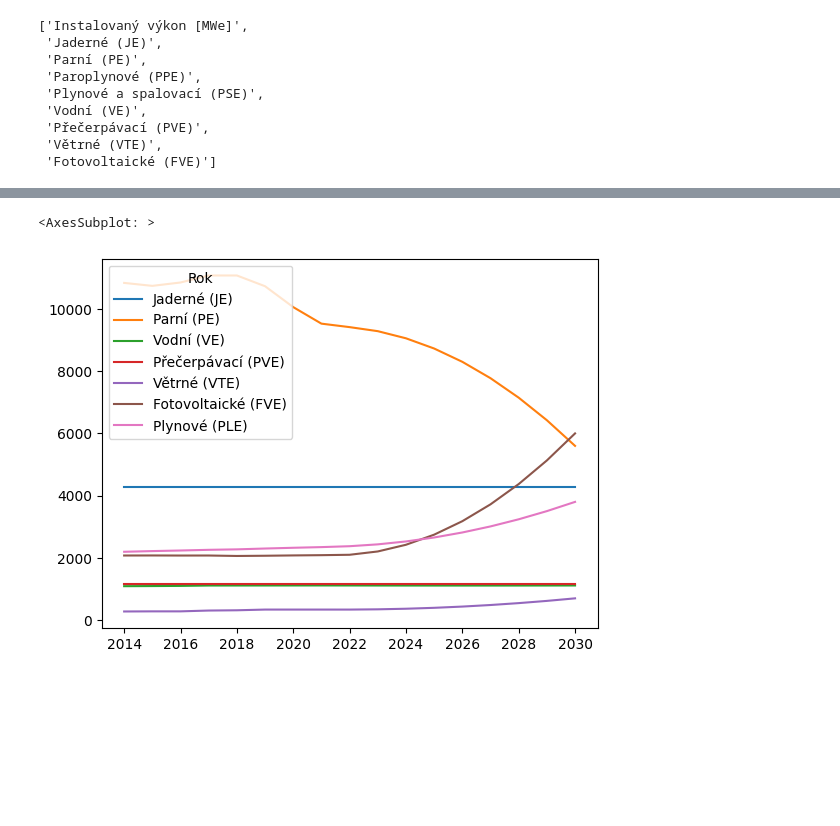
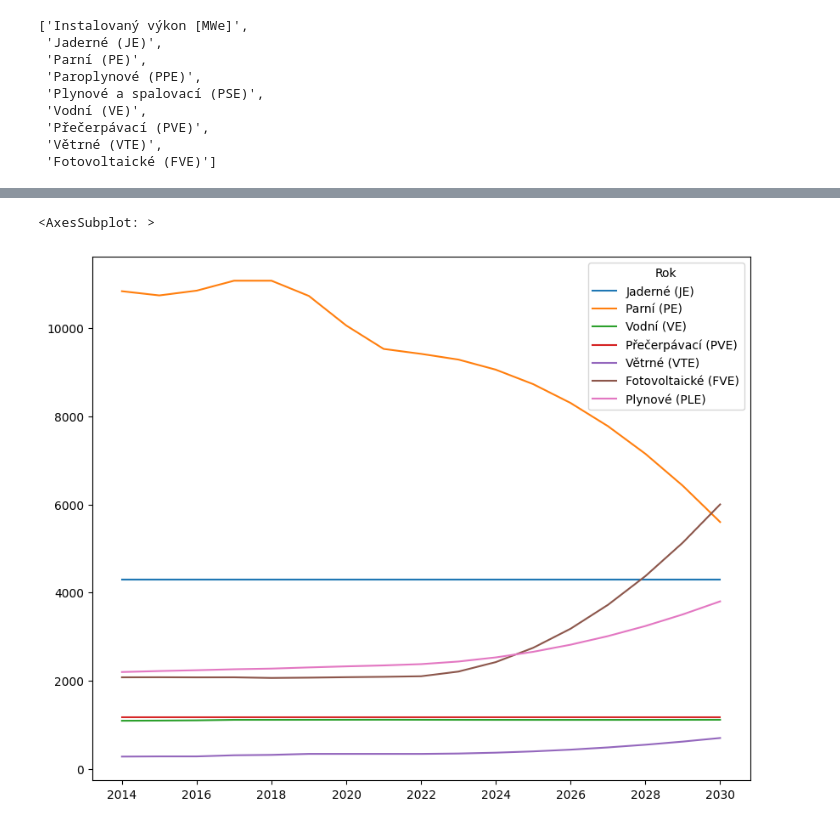
Before and after one commit to Czechitas-DA-Green-is-Good/Hackathon, a Jupyter notebook: WEM_installed_output_based_interpol.ipynb, the cells around one changed output, grey strips where cells are left out. Saved outputs shown, nothing was run; the diff lists cells and outputs as text; code cells hidden in the pictures; blank space fills up the shorter version.

```diff
--- a/WEM_installed_output_based_interpol.ipynb
+++ b/WEM_installed_output_based_interpol.ipynb
@@ -156,10 +156,10 @@ df_interpolated
 # %%
 import matplotlib.pyplot as plt
 
 # plt.figsize(12, 9)
-df_interpolated.transpose().plot()
+df_interpolated.transpose().plot(figsize=(10, 8))
 # %% [output]
 <AxesSubplot: >
-[figure, old version]
+[figure, new version]
 # %%
 df_interpolated.to_csv("Interpolated Energy Mix.csv", index=True)
```
Also changed, not shown: 2 other files.
